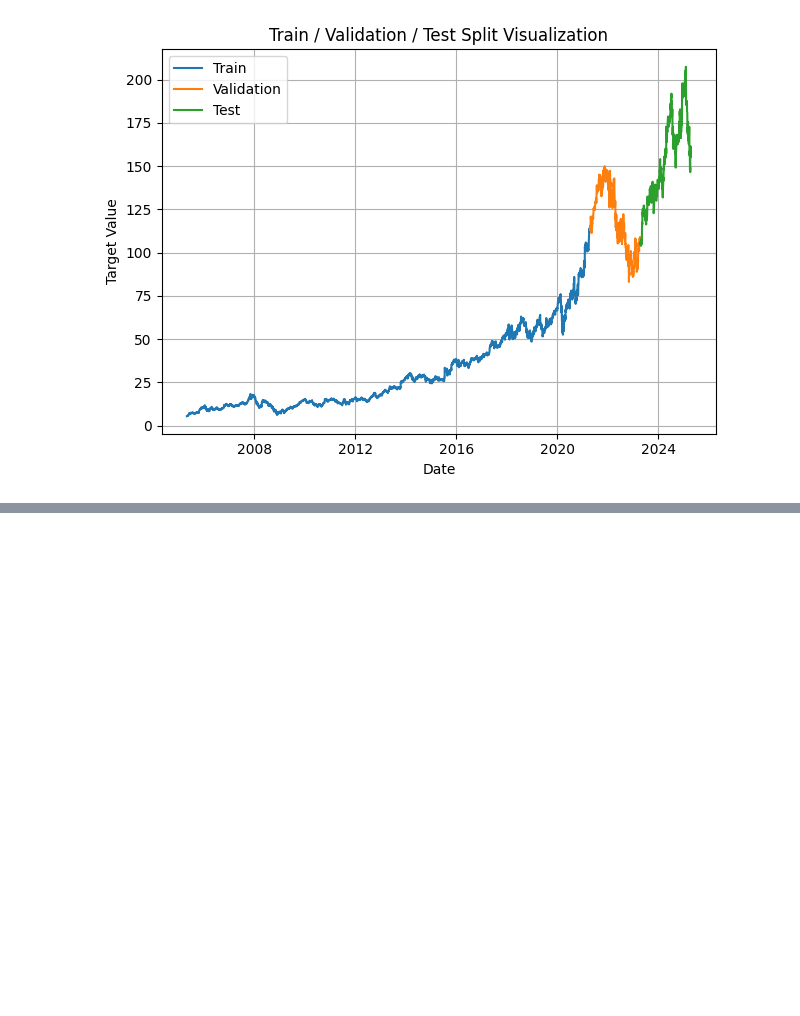
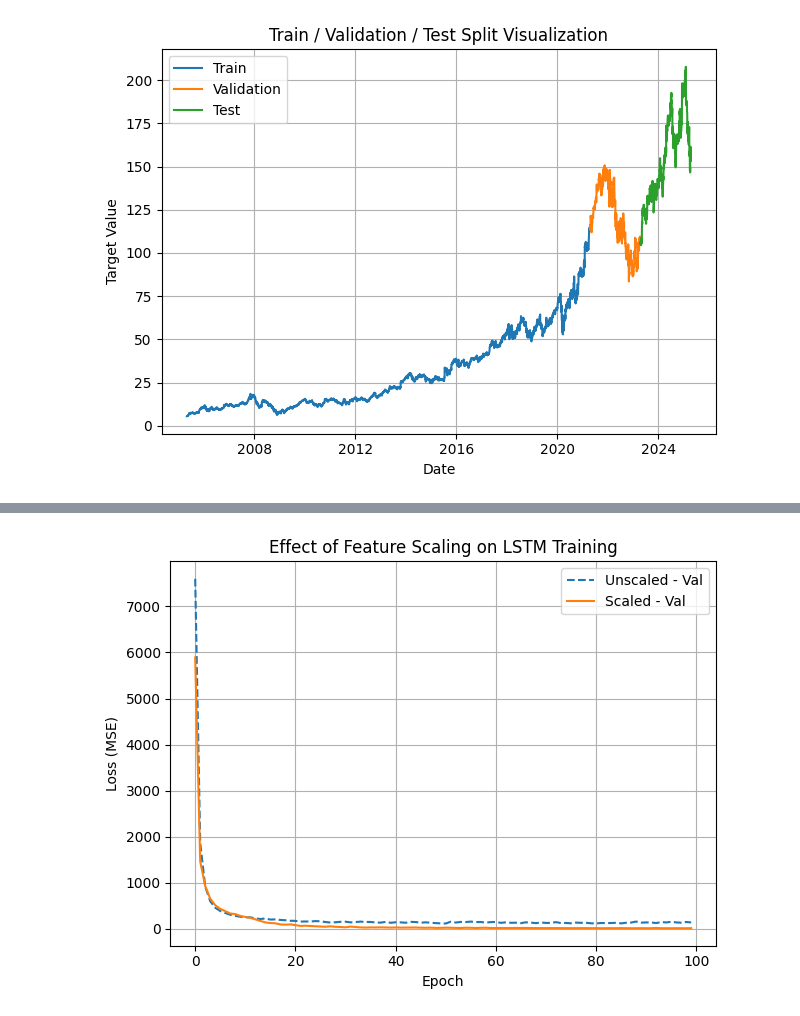
Before and after one commit to swatkat20/Stock-Forecasting-Using-LSTM-, a Jupyter notebook: Model.ipynb, the cells around one changed output, grey strips where cells are left out. Cells and saved outputs as stored; diff of their text form; code cells hidden in the pictures; blank space fills up the shorter version.

```diff
--- a/Model.ipynb
+++ b/Model.ipynb
@@ -233,6 +274,11 @@ val_end_idx = int(len(dates) * 0.90)
 train_dates, X_train_split, y_train_split = dates[:train_end_idx], X[:train_end_idx], y[:train_end_idx]
 val_dates, X_val_split, y_val_split = dates[train_end_idx:val_end_idx], X[train_end_idx:val_end_idx], y[train_end_idx:val_end_idx]
 test_dates, X_test_split, y_test_split = dates[val_end_idx:], X[val_end_idx:], y[val_end_idx:]
+
+train_dates_un_scaled, X_train_split_un_scaled, y_train_split_un_scaled = dates[:train_end_idx], X[:train_end_idx], y[:train_end_idx]
+val_dates_un_scaled, X_val_split_un_scaled, y_val_split_un_scaled = dates[train_end_idx:val_end_idx], X[train_end_idx:val_end_idx], y[train_end_idx:val_end_idx]
+test_dates_un_scaled, X_test_split_un_scaled, y_test_split_un_scaled = dates[val_end_idx:], X[val_end_idx:], y[val_end_idx:]
+
 
 scaler = MinMaxScaler()
 
@@ -268,7 +314,7 @@ from tensorflow.keras.optimizers import Adam
 from tensorflow.keras import layers
 
 model = Sequential([layers.Input((window, 1)),
-                    layers.LSTM(64),
+                    layers.LSTM(16),
                     layers.Dense(32, activation='relu'),
                     layers.Dense(32, activation='relu'),
                     layers.Dense(1)])
@@ -277,5 +323,5 @@ model.compile(loss='mse',
               optimizer=Adam(learning_rate=0.001),
               metrics=['mean_absolute_error'])
 
-model.fit(X_train_split, y_train_split, validation_data=(X_val_split, y_val_split), epochs=100)
+info = model.fit(X_train_split, y_train_split, validation_data=(X_val_split, y_val_split), epochs=100)
 # %% [output]
@@ -299,0 +351,17 @@ Epoch 100/100
+# %%
+from tensorflow.keras.models import Sequential
+from tensorflow.keras.optimizers import Adam
+from tensorflow.keras import layers
+
+model_un_scaled = Sequential([layers.Input((window, 1)),
+                    layers.LSTM(16),
+                    layers.Dense(32, activation='relu'),
+                    layers.Dense(32, activation='relu'),
+                    layers.Dense(1)])
+
+model_un_scaled.compile(loss='mse',
+              optimizer=Adam(learning_rate=0.001),
+              metrics=['mean_absolute_error'])
+
+info_un_scaled = model_un_scaled.fit(X_train_split_un_scaled, y_train_split_un_scaled,
+                                     validation_data=(X_val_split_un_scaled, y_val_split_un_scaled), epochs=100)
@@ -329,0 +416,12 @@ plt.legend(['Testing Predictions', 'Testing Observations'])
+# %%
+plt.plot(info_un_scaled.history['val_loss'], label='Unscaled - Val', linestyle='--')
+plt.plot(info.history['val_loss'], label='Scaled - Val')
+plt.title("Effect of Feature Scaling on LSTM Training")
+plt.xlabel("Epoch")
+plt.ylabel("Loss (MSE)")
+plt.legend()
+plt.grid(True)
+plt.tight_layout()
+plt.show()
+# %% [output]
+[figure, added]
```
Also changed, not shown: parts of 12 cells of this notebook, 1 other file.
